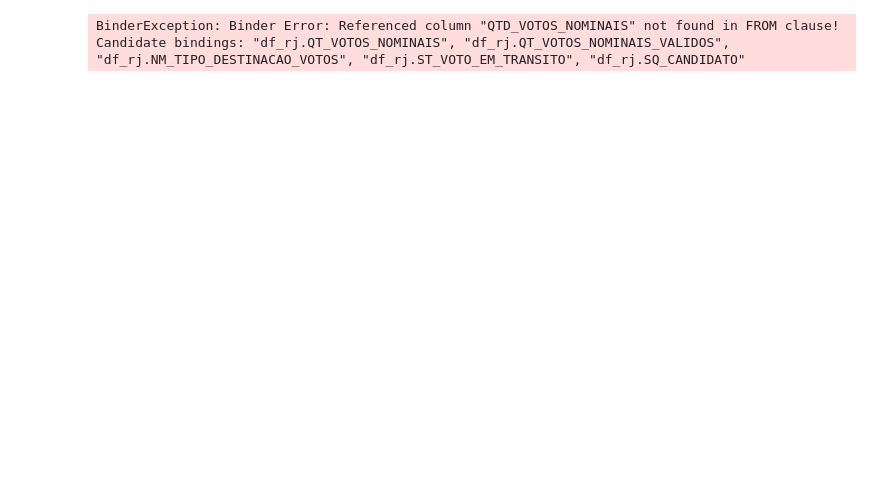
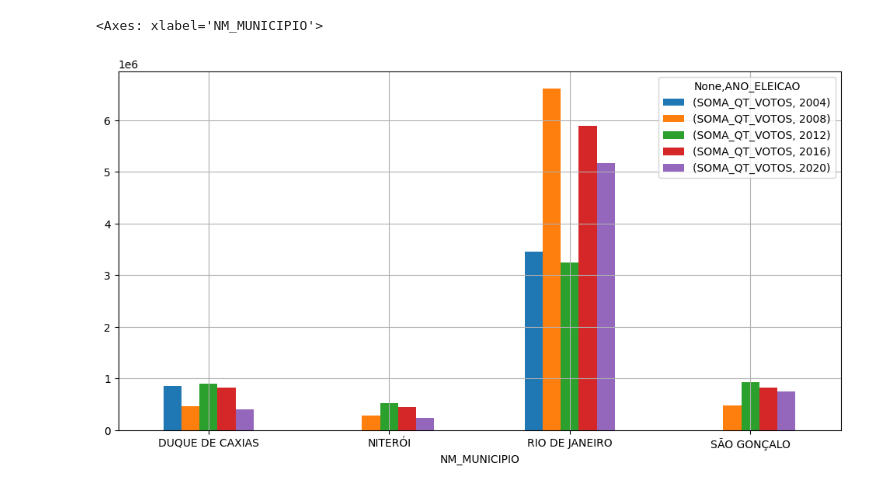
Before and after one commit to azbr/vis_eleicoes, a Jupyter notebook: load_data.ipynb, the cells around one changed output. Saved outputs shown, nothing was run; the diff lists cells and outputs as text; code cells hidden in the pictures; blank space fills up the shorter version.

```diff
--- a/load_data.ipynb
+++ b/load_data.ipynb
@@ -30,17 +80,19 @@ df_rj.head()
 # %%
 query_voto_munzona = """
 SELECT
 ANO_ELEICAO,
 NM_MUNICIPIO,
-SUM(QTD_VOTOS_NOMINAIS) AS n4
+SUM(QT_VOTOS_NOMINAIS) AS SOMA_QT_VOTOS
 FROM df_rj
 WHERE 1=1
-    AND DS_CARGO = 'PREFEITO'
-GROUP BY 1,2,3
-ORDER BY 1 DESC, n5 DESC
+    AND CD_CARGO = 11
+    AND NM_MUNICIPIO IN ('RIO DE JANEIRO', 'SÃO GONÇALO', 'NITERÓI', 'DUQUE DE CAXIAS')
+GROUP BY 1,2
+ORDER BY 1 DESC, SOMA_QT_VOTOS DESC
 """
+duckdb.query(query_voto_munzona).to_df()\
+    .pivot_table(index='NM_MUNICIPIO', columns='ANO_ELEICAO')\
+    .plot(kind='bar', figsize=(12,6), rot=0, grid=True)
+# %% [output]
+<Axes: xlabel='NM_MUNICIPIO'>
+[figure, added]
-# %%
-duckdb.query(query_voto_munzona).to_df()
-# %% [output]
-BinderException: Binder Error: Referenced column "QTD_VOTOS_NOMINAIS" not found in FROM clause!
-Candidate bindings: "df_rj.QT_VOTOS_NOMINAIS", "df_rj.QT_VOTOS_NOMINAIS_VALIDOS", "df_rj.NM_TIPO_DESTINACAO_VOTOS", "df_rj.ST_VOTO_EM_TRANSITO", "df_rj.SQ_CANDIDATO"
```
Also changed, not shown: parts of 3 cells of this notebook.
